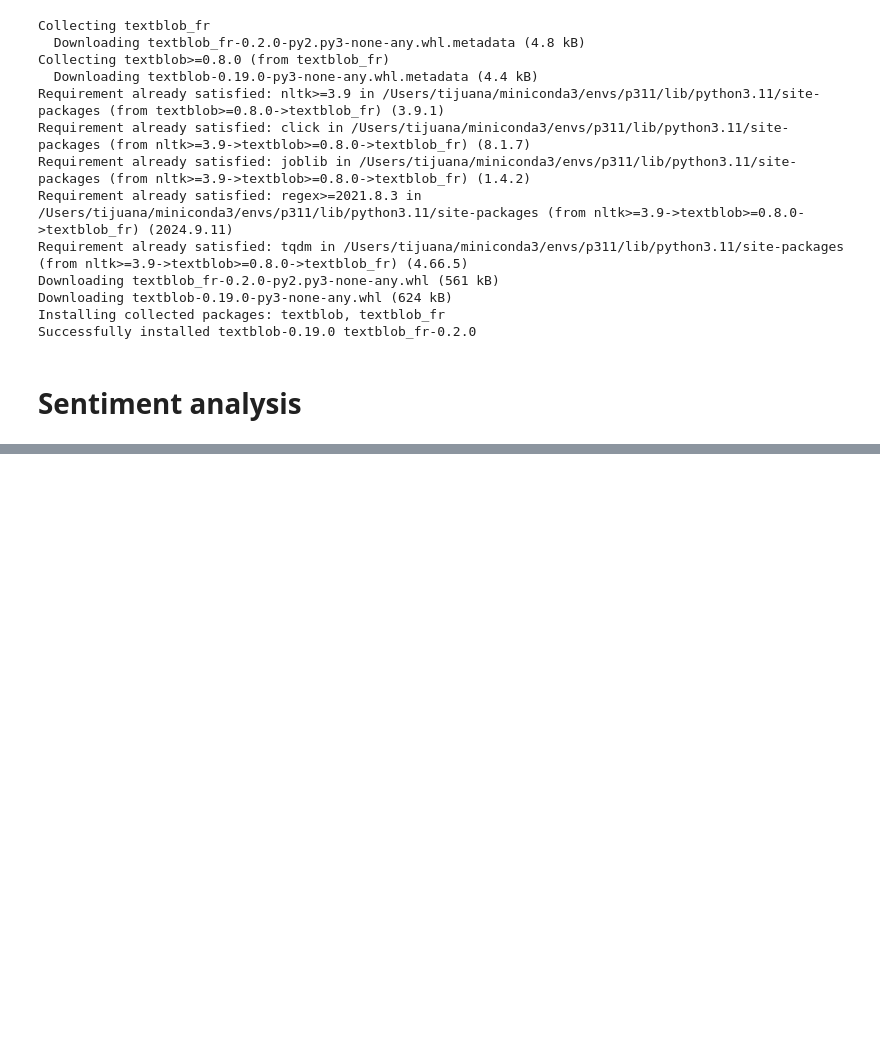
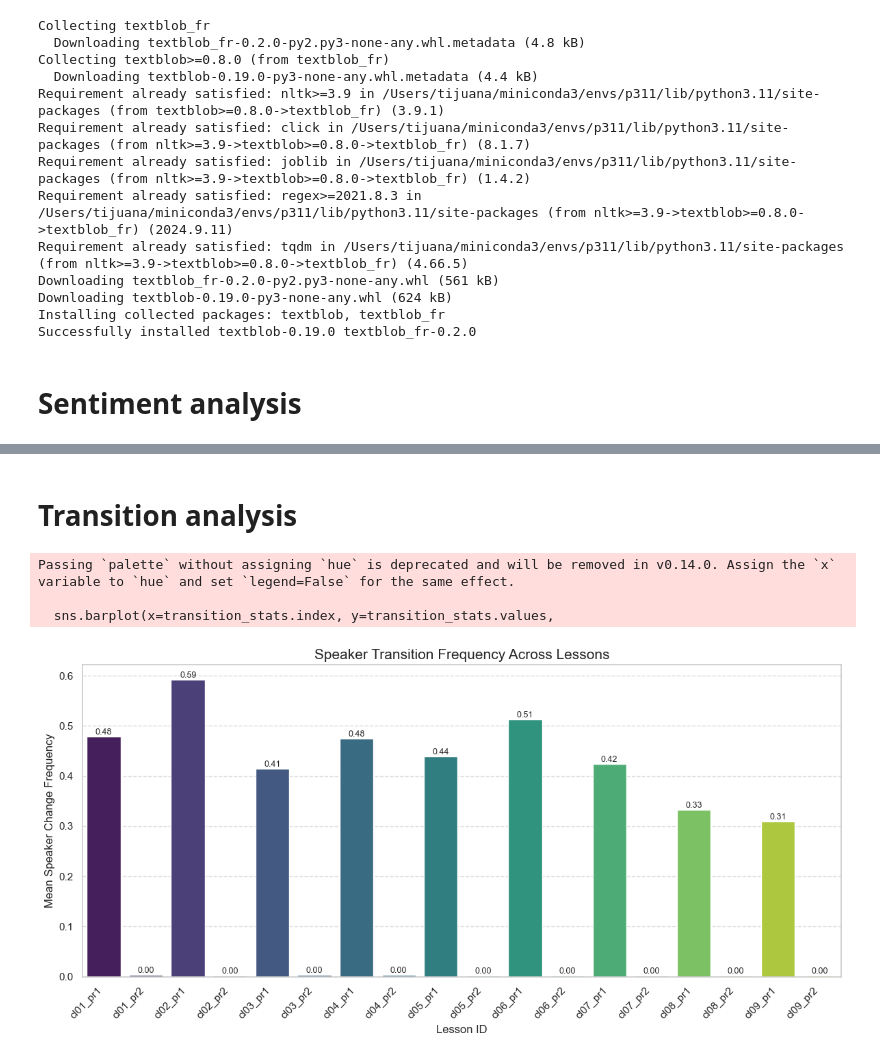
Before and after one commit to nino-gerb/nlp_classroom_observations, a Jupyter notebook: exploration.ipynb, the cells around one changed output, grey strips where cells are left out. Drawn from its saved outputs; the diff is of its cells as text; code cells hidden in the pictures; blank space fills up the shorter version.

```diff
--- a/exploration.ipynb
+++ b/exploration.ipynb
@@ -904,0 +1184,56 @@ AttributeError: module 'textblob_fr' has no attribute 'TextBlob'
+# %% [markdown]
+# Transition analysis
+# %%
+def analyze_conversation_transitions(df):
+    # Sort by timestamp within each lesson
+    df_sorted = df.sort_values(['lesson_id', 'timestamp'])
+
+    # Track speaker changes
+    df_sorted['speaker_change'] = df_sorted['teacher_id'] != df_sorted['teacher_id'].shift()
+
+    # Analyze transition patterns
+    transition_stats = df_sorted.groupby('lesson_id')['speaker_change'].mean()
+
+    return transition_stats
+
+conversation_transitions = analyze_conversation_transitions(df_corpus)
+# %%
+import matplotlib.pyplot as plt
+import seaborn as sns
+import pandas as pd
+
+def visualize_conversation_transitions(transition_stats):
+    """
+    Create a bar plot to visualize conversation transition frequencies across lessons.
+
+    Parameters:
+    transition_stats (pd.Series): Series with lesson_id as index and mean speaker changes as values
+    """
+    plt.figure(figsize=(12, 6))
+
+    # Create bar plot
+    sns.barplot(x=transition_stats.index, y=transition_stats.values,
+                palette='viridis')
+
+    plt.title('Speaker Transition Frequency Across Lessons', fontsize=15)
+    plt.xlabel('Lesson ID', fontsize=12)
+    plt.ylabel('Mean Speaker Change Frequency', fontsize=12)
+    plt.xticks(rotation=45, ha='right')
+
+    # Add horizontal grid lines for better readability
+    plt.grid(axis='y', linestyle='--', alpha=0.7)
+
+    # Annotate bars with exact values
+    for i, v in enumerate(transition_stats.values):
+        plt.text(i, v, f'{v:.2f}', ha='center', va='bottom', fontsize=9)
+
+    plt.tight_layout()
+    plt.show()
+
+# Visualize the transitions
+visualize_conversation_transitions(conversation_transitions)
+# %% [output]
+Passing `palette` without assigning `hue` is deprecated and will be removed in v0.14.0. Assign the `x` variable to `hue` and set `legend=False` for the same effect.
+
+  sns.barplot(x=transition_stats.index, y=transition_stats.values,
+[figure, added]
```
Also changed, not shown: parts of 15 cells of this notebook, 1 other file.
